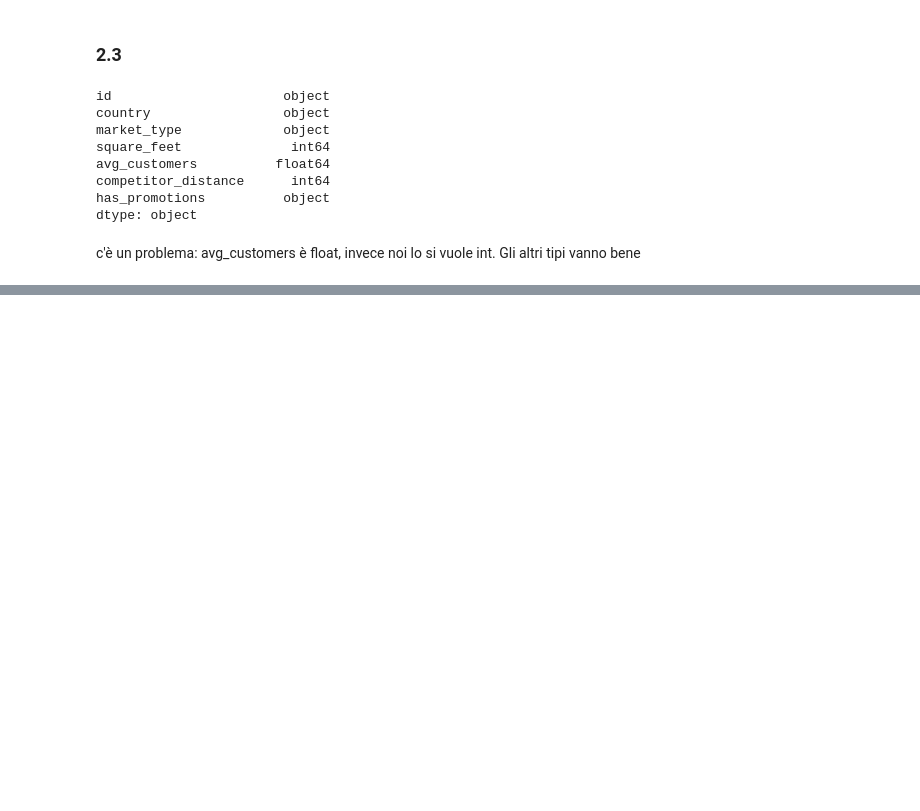
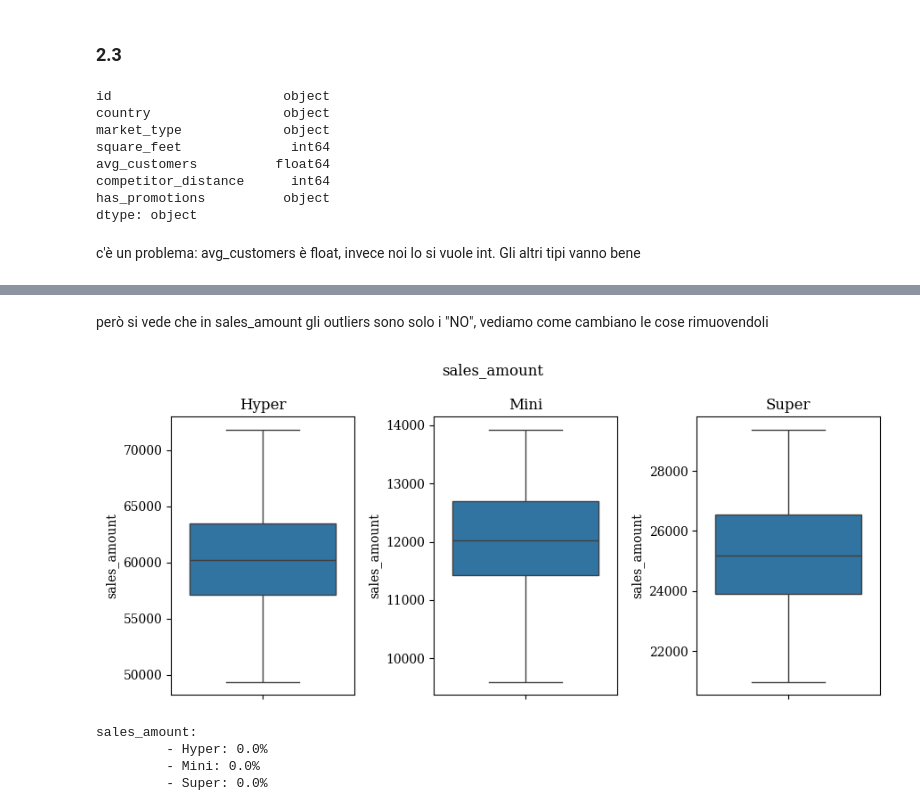
Before and after one commit to caporali/statistical_machine_learning_project, a Jupyter notebook: project_sml.ipynb, the cells around one changed output, grey strips where cells are left out. Drawn from its saved outputs; the diff is of its cells as text; code cells hidden in the pictures; blank space fills up the shorter version.

```diff
--- a/project_sml.ipynb
+++ b/project_sml.ipynb
@@ -291,7 +284,7 @@ market = market.dropna(axis = 1, how = "all")
 n_cols_market = market.shape[1]
 
 # remove empty rows
-sales = market.dropna(axis = 0, how = "all")
+market = market.dropna(axis = 0, how = "all")
 n_rows_market = market.shape[0]
 
 display(market)
@@ -350,0 +556,11 @@ c'è un problema: avg_customers è float, invece noi lo si vuole int. Gli altri
+# %%
+for market_type in pd.unique(merged_df["market_type"]):
+	merged_df_quant_mt = merged_df_quant[merged_df_quant["market_type"] == market_type].drop("market_type", axis = 1)
+
+	print(str(market_type.title()) + ":")
+	for col_name, col in merged_df_quant_mt.items():
+		q1 = col.quantile(0.25)
+		q3 = col.quantile(0.75)
+		iqr = q3 - q1
+		outliers_col = col[(col <= q1 - 1.5 * iqr) | (col >= q3 + 1.5 * iqr)]
+		print("\t - " + col_name + ": " + str(round(len(outliers_col) / len(col) * 100, 2)) + "%")
@@ -350,0 +583,35 @@ c'è un problema: avg_customers è float, invece noi lo si vuole int. Gli altri
+# %% [markdown]
+però si vede che in sales_amount gli outliers sono solo i "NO", vediamo come cambiano le cose rimuovendoli
+# %%
+merged_df_sa = merged_df[["market_type", "is_open", "sales_amount"]]
+fig, ax = plt.subplots(ncols = 3, nrows = 1, figsize = (9, 4))
+ax = ax.flatten()
+index = 0
+for market_type in pd.unique(merged_df["market_type"]):
+	merged_df_sa_mt = merged_df_sa[(merged_df_sa["market_type"] == market_type) & (merged_df_sa["is_open"] == "YES")]
+	sns.boxplot(y = "sales_amount", data = merged_df_sa_mt, ax = ax[index],# title = market_type,
+		flierprops = {"marker": ".", "markersize": 10, "markerfacecolor": "black", "markeredgecolor": "none"}).set_title(market_type.title())
+	index = index + 1;
+fig.suptitle("sales_amount")
+plt.tight_layout()
+plt.show()
+# %% [output]
+[figure, added]
+# %%
+print("sales_amount:")
+for market_type in pd.unique(merged_df["market_type"]):
+	merged_df_sa_mt = merged_df_sa[(merged_df_sa["market_type"] == market_type) & (merged_df_sa["is_open"] == "YES")]
+
+	print("\t - "+ str(market_type.title()) + ": ", end = "")
+	col_name = "sales_amount"
+	col = merged_df_sa_mt["sales_amount"]
+	q1 = col.quantile(0.25)
+	q3 = col.quantile(0.75)
+	iqr = q3 - q1
+	outliers_col = col[(col <= q1 - 1.5 * iqr) | (col >= q3 + 1.5 * iqr)]
+	print(str(round(len(outliers_col) / len(col) * 100, 2)) + "%")
+# %% [output]
+sales_amount:
+         - Hyper: 0.0%
+         - Mini: 0.0%
+         - Super: 0.0%
```
Also changed, not shown: parts of 44 cells of this notebook.
